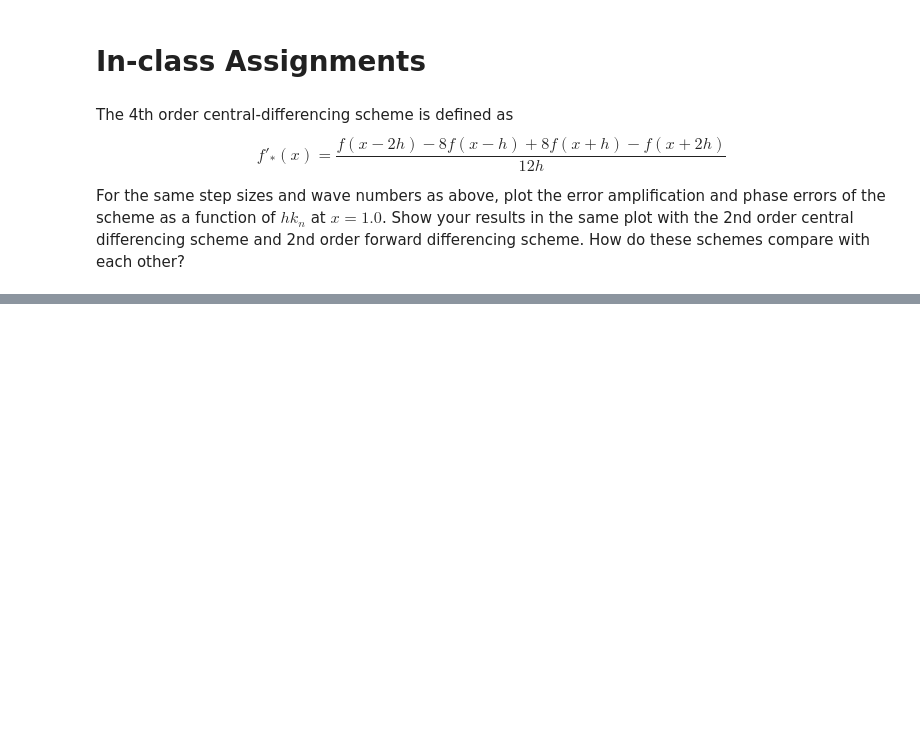
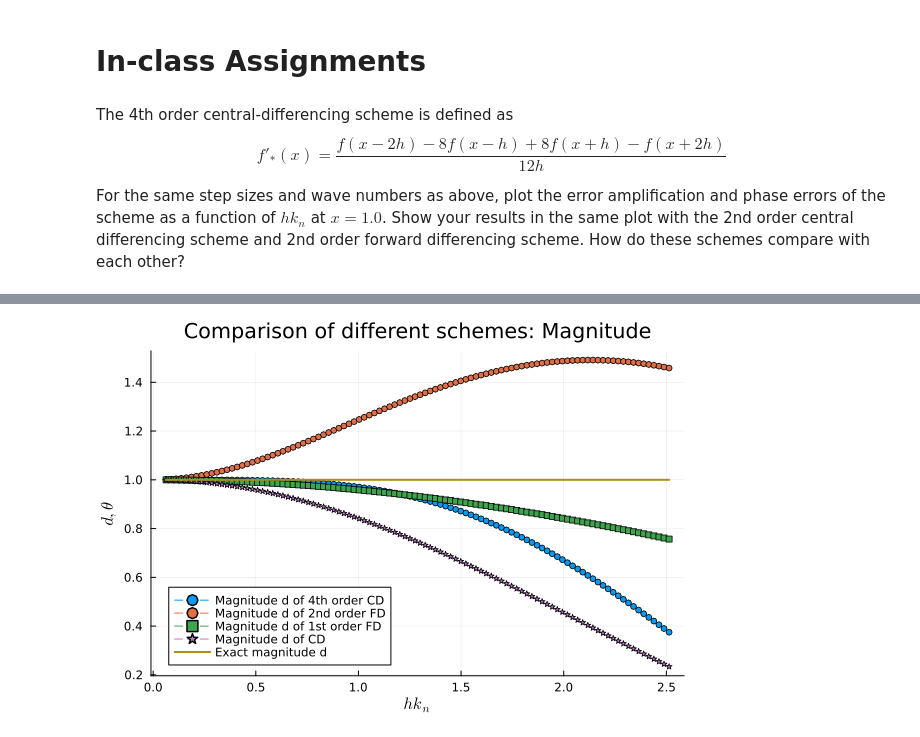
Before and after one commit to jacob-cunningham-ds/me2060, a Jupyter notebook: modules/module_5/error_analysis_fd-inclass.ipynb, the cells around one changed output, grey strips where cells are left out. Cells and saved outputs as stored; diff of their text form; code cells hidden in the pictures; blank space fills up the shorter version.

Commit message:
updated inclass exercise for differentiation

```diff
--- a/modules/module_5/error_analysis_fd-inclass.ipynb
+++ b/modules/module_5/error_analysis_fd-inclass.ipynb
@@ -181,0 +202,15 @@ For the same step sizes and wave numbers as above, plot the error amplification
+# %%
+Plt.plot(h * k0, mag_n_cd4, m=:o, ms=3, l=:dash, label="Magnitude d of 4th order CD")
+Plt.plot!(h * k0, mag_n_fd2, m=:o, ms=3, l=:dash, label="Magnitude d of 2nd order FD")
+Plt.plot!(h * k0, mag_n_fd1, m=:r, ms=3, l=:dash, label="Magnitude d of 1st order FD")
+Plt.plot!(h * k0, mag_n_cd, m=:s, ms=3, l=:dash, label="Magnitude d of CD")
+Plt.plot!(h * k0, ones(length(h)), lw=2, label="Exact magnitude d", legend=:bottomleft)
+
+# Plt.plot!(h * k0, zeros(length(h)), lw=2, label="Exact phase")
+# Plt.plot!(h * k0, theta_n_fd2, m=:o, ms=3, label="Phase error")
+
+Plt.title!("Comparison of different schemes: Magnitude")
+Plt.xlabel!(ltx.L"$hk_n$")
+Plt.ylabel!(ltx.L"d,\theta")
+# %% [output]
+[figure, added]
```
Also changed, not shown: parts of 3 cells of this notebook.
